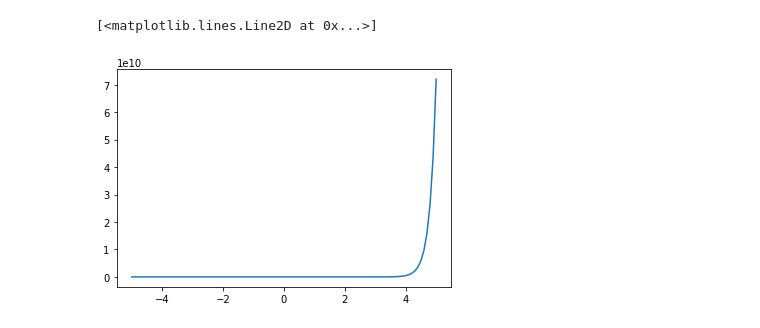
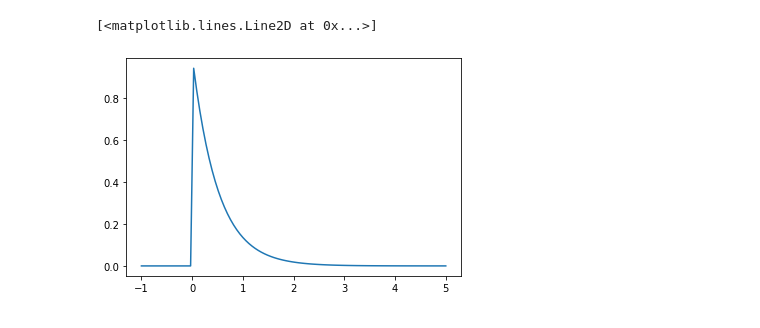
Before and after one commit to ntolley/dcm_examples, a Jupyter notebook: variational_inference.ipynb, the cells around one changed output. Cells and saved outputs as stored; diff of their text form; code cells hidden in the pictures.

```diff
--- a/variational_inference.ipynb
+++ b/variational_inference.ipynb
@@ -5,25 +6,30 @@ from scipy.stats import norm, uniform
-# %%
-class h_kernel(object):
-    def __init__(self, const=3):
-        self.const = const
-    def __call__(self, theta):
-        return np.exp(self.const * theta)
-    def d_theta(self, theta):
-        return self.const * self.__call__(theta)
-
-
-h = h_kernel(const=5)
-
-sigma_epsilon = 1e-5 # Variance of observation noise
-noise = norm(0, sigma_epsilon)
-def y_obv(theta, h, noise=noise):
-    obv = h(theta) + noise.rvs(1)
-    return obv[0]
+# %%
+class h_kernel(object):
+    def __init__(self, const=1):
+        self.const = const
+    def __call__(self, theta, t):
+        return np.exp(-1 * self.const * theta * t) * (t > 0)
+
+    def dtheta(self, theta, t):
+        return -1 * self.const * t * self.__call__(theta, t)
+    def d2theta(self, theta, t):
+        return self.const * (t ** 2) * self.__call__(theta, t)
+    def dt(self, theta, t):
+        return -1 * self.const * theta * self.__call__(theta, t)
+    def d2t(self, theta, t):
+        return self.const * (theta ** 2) * self.__call__(theta, t)
+    def dtheta_dt(self, theta, t):
+        return -1 * self.const * t * theta * self.__call__(theta, t)
+
+def y_obv(theta, t, h, sigma_epsilon):
+    obv = h(theta, t) + np.sqrt(sigma_epsilon)*np.random.randn()
+    return obv
 # %%
-xs = np.linspace(-5, 5, 100)
-ys = [h(theta) for theta in xs]
+h = h_kernel(const=1)
+xs = np.linspace(-1, 5, 100)
+ys = [h(theta=2, t=t) for t in xs]
 plt.plot(xs, ys)
 # %% [output]
 [<matplotlib.lines.Line2D at 0x...>]
-[figure, old version]
+[figure, new version]
 # %%
```
Also changed, not shown: parts of 6 cells of this notebook.
